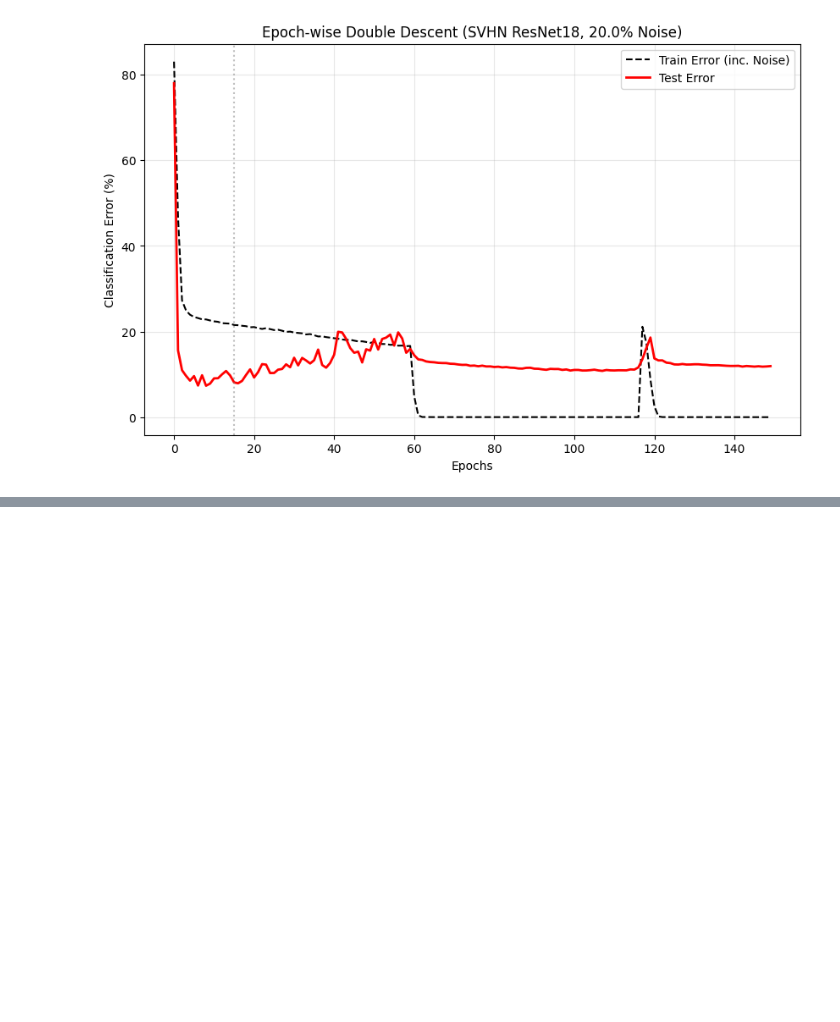
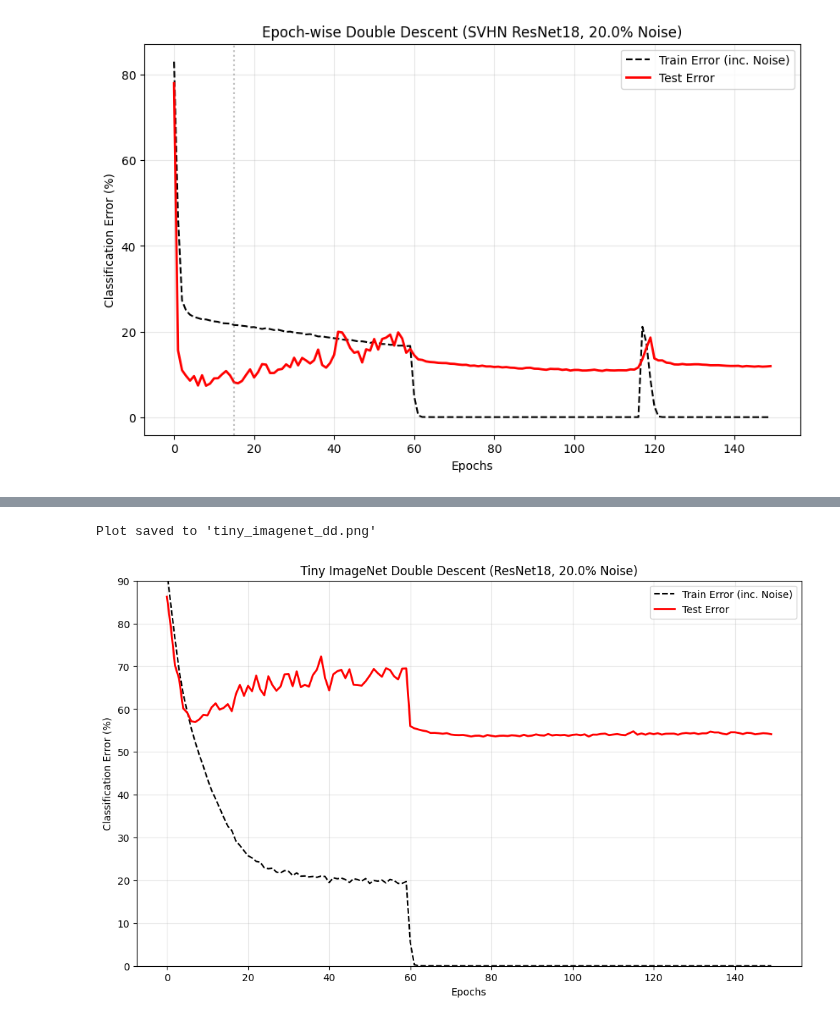
Before and after one commit to 3ff3x0r/PNL-2025, a Jupyter notebook: applications_NN.ipynb, the cells around one changed output, grey strips where cells are left out. Saved outputs shown, nothing was run; the diff lists cells and outputs as text; code cells hidden in the pictures; blank space fills up the shorter version.

Commit message:
plots

```diff
--- a/applications_NN.ipynb
+++ b/applications_NN.ipynb
@@ -509,0 +765,19 @@ Plot saved to 'svhn_double_descent.png'
+# %%
+# --- 4. Visualization ---
+plt.figure(figsize=(12, 7))
+plt.plot(epoch_history, train_err_history, 'k--', label='Train Error (inc. Noise)')
+plt.plot(epoch_history, test_err_history, 'r-', linewidth=2, label='Test Error')
+
+plt.title(f'Tiny ImageNet Double Descent (ResNet18, {LABEL_NOISE_RATIO*100}% Noise)')
+plt.xlabel('Epochs')
+plt.ylabel('Classification Error (%)')
+plt.legend()
+plt.grid(True, alpha=0.3)
+plt.ylim(0, 90) # Tiny ImageNet is hard, errors will be high
+
+plt.savefig('tiny_imagenet_dd.png')
+print("Plot saved to 'tiny_imagenet_dd.png'")
+plt.show()
+# %% [output]
+Plot saved to 'tiny_imagenet_dd.png'
+[figure, added]
```
Also changed, not shown: parts of 2 cells of this notebook.
